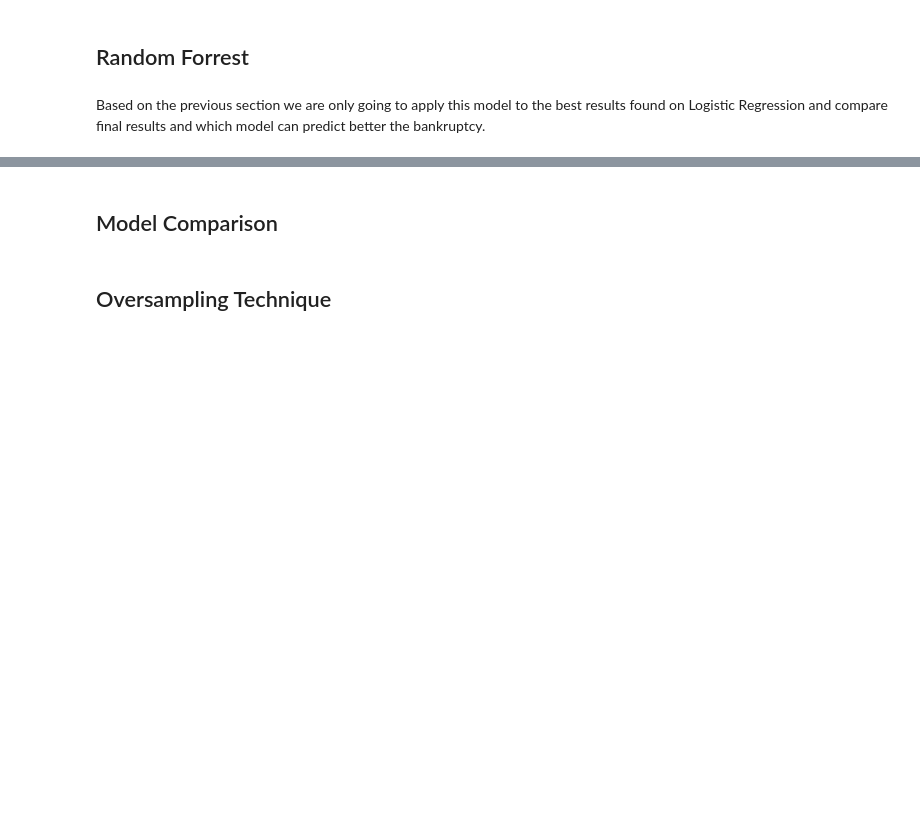
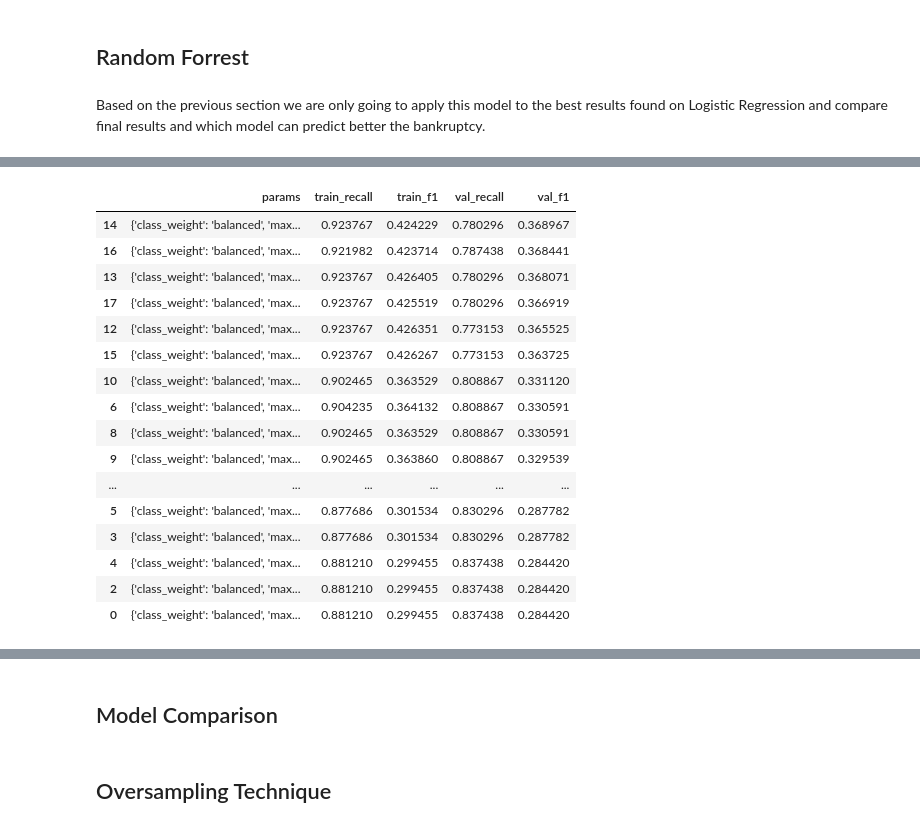
Before and after one commit to camilouribeg/DS4I-Project, a Jupyter notebook: notebooks/modeling_results.ipynb, the cells around one changed output, grey strips where cells are left out. Cells and saved outputs as stored; diff of their text form; code cells hidden in the pictures; blank space fills up the shorter version.

```diff
--- a/notebooks/modeling_results.ipynb
+++ b/notebooks/modeling_results.ipynb
@@ -378,0 +529,23 @@ Based on the previous section we are only going to apply this model to the best
+# %%
+
+results_df_rf_scaled = get_detailed_results(grid_search_rf_scaled)
+results_df_rf_scaled.to_csv('../data/results/results_df_rf_scaled.csv')
+results_df_rf_scaled
+# %% [output]
+|  | params | train_recall | train_f1 | val_recall | val_f1 |
+| 14 | {'class_weight': 'balanced', 'max... | 0.923767 | 0.424229 | 0.780296 | 0.368967 |
+| 16 | {'class_weight': 'balanced', 'max... | 0.921982 | 0.423714 | 0.787438 | 0.368441 |
+| 13 | {'class_weight': 'balanced', 'max... | 0.923767 | 0.426405 | 0.780296 | 0.368071 |
+| 17 | {'class_weight': 'balanced', 'max... | 0.923767 | 0.425519 | 0.780296 | 0.366919 |
+| 12 | {'class_weight': 'balanced', 'max... | 0.923767 | 0.426351 | 0.773153 | 0.365525 |
+| 15 | {'class_weight': 'balanced', 'max... | 0.923767 | 0.426267 | 0.773153 | 0.363725 |
+| 10 | {'class_weight': 'balanced', 'max... | 0.902465 | 0.363529 | 0.808867 | 0.331120 |
+| 6 | {'class_weight': 'balanced', 'max... | 0.904235 | 0.364132 | 0.808867 | 0.330591 |
+| 8 | {'class_weight': 'balanced', 'max... | 0.902465 | 0.363529 | 0.808867 | 0.330591 |
+| 9 | {'class_weight': 'balanced', 'max... | 0.902465 | 0.363860 | 0.808867 | 0.329539 |
+| ... | ... | ... | ... | ... | ... |
+| 5 | {'class_weight': 'balanced', 'max... | 0.877686 | 0.301534 | 0.830296 | 0.287782 |
+| 3 | {'class_weight': 'balanced', 'max... | 0.877686 | 0.301534 | 0.830296 | 0.287782 |
+| 4 | {'class_weight': 'balanced', 'max... | 0.881210 | 0.299455 | 0.837438 | 0.284420 |
+| 2 | {'class_weight': 'balanced', 'max... | 0.881210 | 0.299455 | 0.837438 | 0.284420 |
+| 0 | {'class_weight': 'balanced', 'max... | 0.881210 | 0.299455 | 0.837438 | 0.284420 |
```
Also changed, not shown: parts of 23 cells of this notebook, 7 other files.
